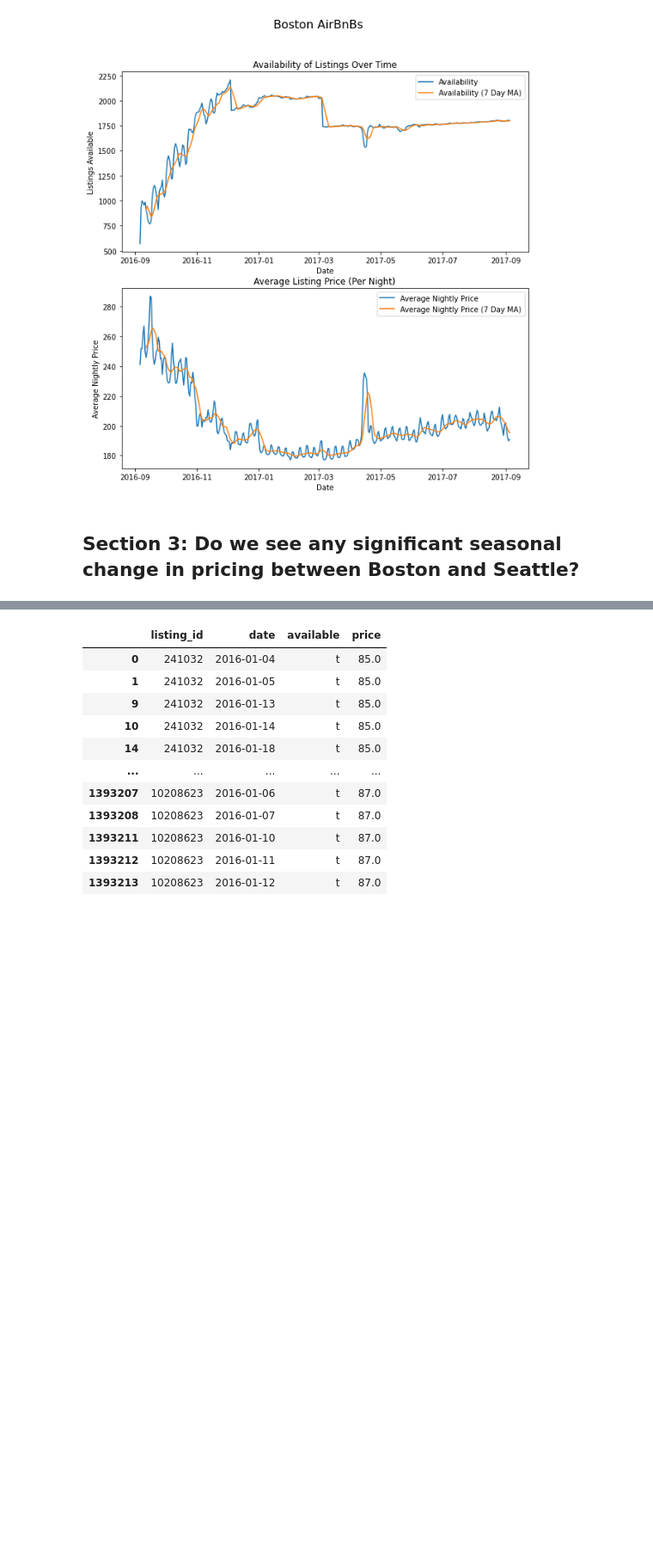
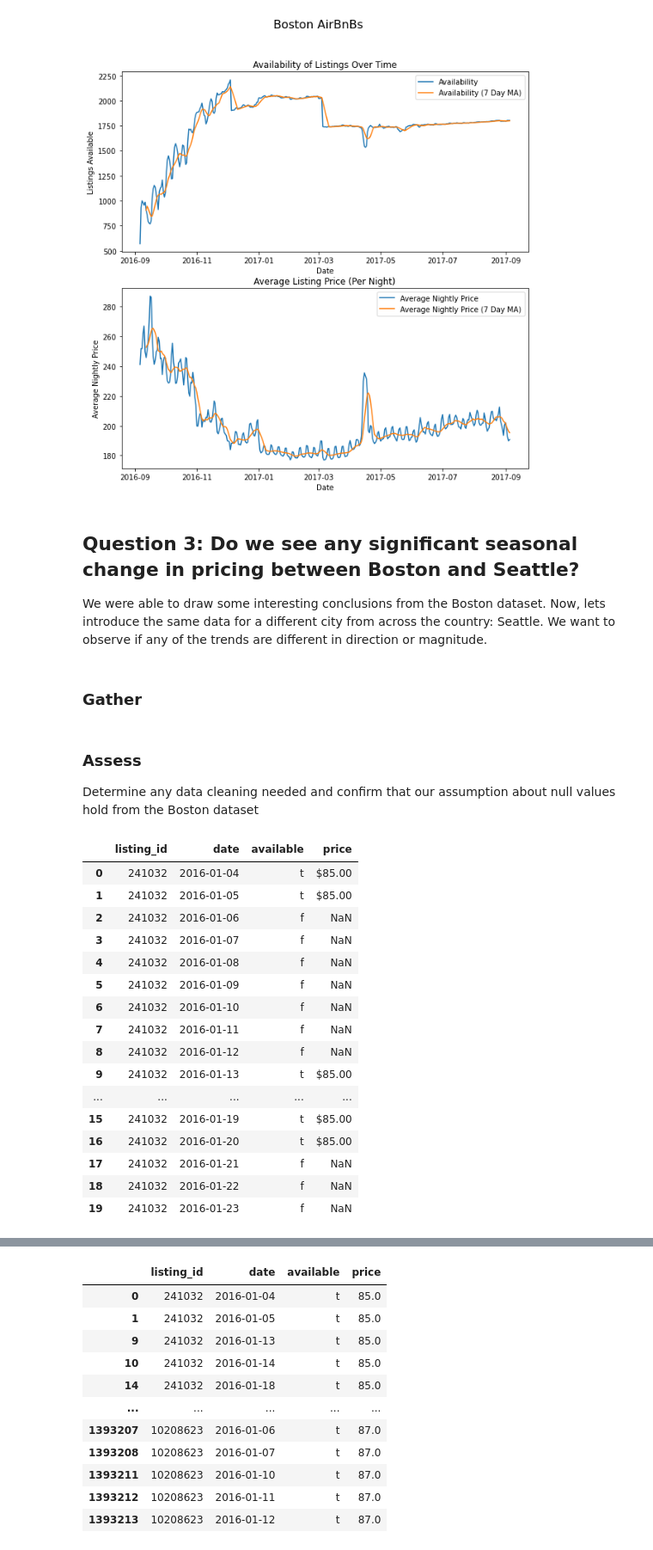
Before and after one commit to boonin123/Airbnb, a Jupyter notebook: Boston & Seattle Airbnb Dataset.ipynb, the cells around one changed output, grey strips where cells are left out. Shown at 86% size. Drawn from its saved outputs; the diff is of its cells as text; code cells hidden in the pictures; blank space fills up the shorter version.

```diff
--- a/Boston & Seattle Airbnb Dataset.ipynb
+++ b/Boston & Seattle Airbnb Dataset.ipynb
@@ -143,7 +240,34 @@ axs[1].set_title('Average Listing Price (Per Night)');
 # %% [output]
 [figure]
 # %% [markdown]
-## Section 3: Do we see any significant seasonal change in pricing between Boston and Seattle?
+## Question 3: Do we see any significant seasonal change in pricing between Boston and Seattle?
+We were able to draw some interesting conclusions from the Boston dataset. Now, lets introduce the same data for a different city from across the country: Seattle. We want to observe if any of the trends are different in direction or magnitude.
+# %% [markdown]
+### Gather
 # %%
 #import Seattle Data
 seattle_cal = pd.read_csv('Seattle/calendar.csv')
+# %% [markdown]
+### Assess
+Determine any data cleaning needed and confirm that our assumption about null values hold from the Boston dataset
+# %%
+#See dataset
+seattle_cal.head(20)
+# %% [output]
+|  | listing_id | date | available | price |
+| 0 | 241032 | 2016-01-04 | t | $85.00 |
+| 1 | 241032 | 2016-01-05 | t | $85.00 |
+| 2 | 241032 | 2016-01-06 | f | NaN |
+| 3 | 241032 | 2016-01-07 | f | NaN |
+| 4 | 241032 | 2016-01-08 | f | NaN |
+| 5 | 241032 | 2016-01-09 | f | NaN |
+| 6 | 241032 | 2016-01-10 | f | NaN |
+| 7 | 241032 | 2016-01-11 | f | NaN |
+| 8 | 241032 | 2016-01-12 | f | NaN |
+| 9 | 241032 | 2016-01-13 | t | $85.00 |
+| ... | ... | ... | ... | ... |
+| 15 | 241032 | 2016-01-19 | t | $85.00 |
+| 16 | 241032 | 2016-01-20 | t | $85.00 |
+| 17 | 241032 | 2016-01-21 | f | NaN |
+| 18 | 241032 | 2016-01-22 | f | NaN |
+| 19 | 241032 | 2016-01-23 | f | NaN |
```
Also changed, not shown: parts of 40 cells of this notebook.
